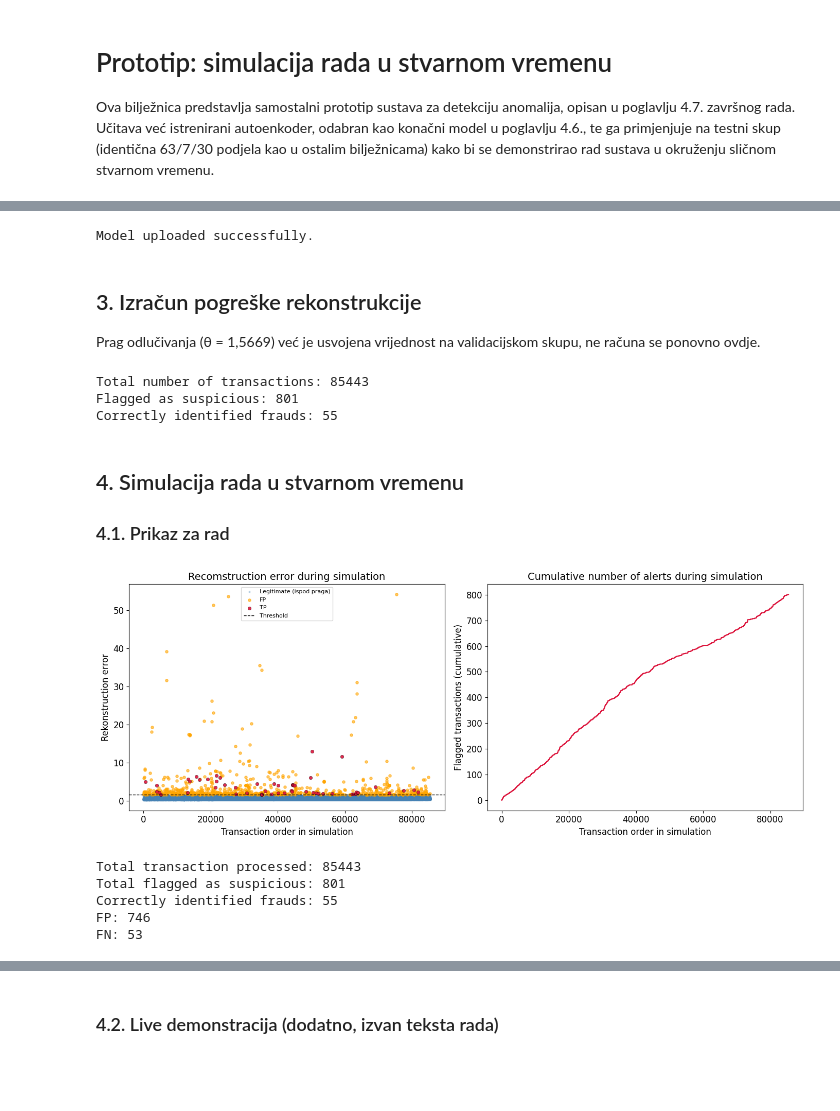
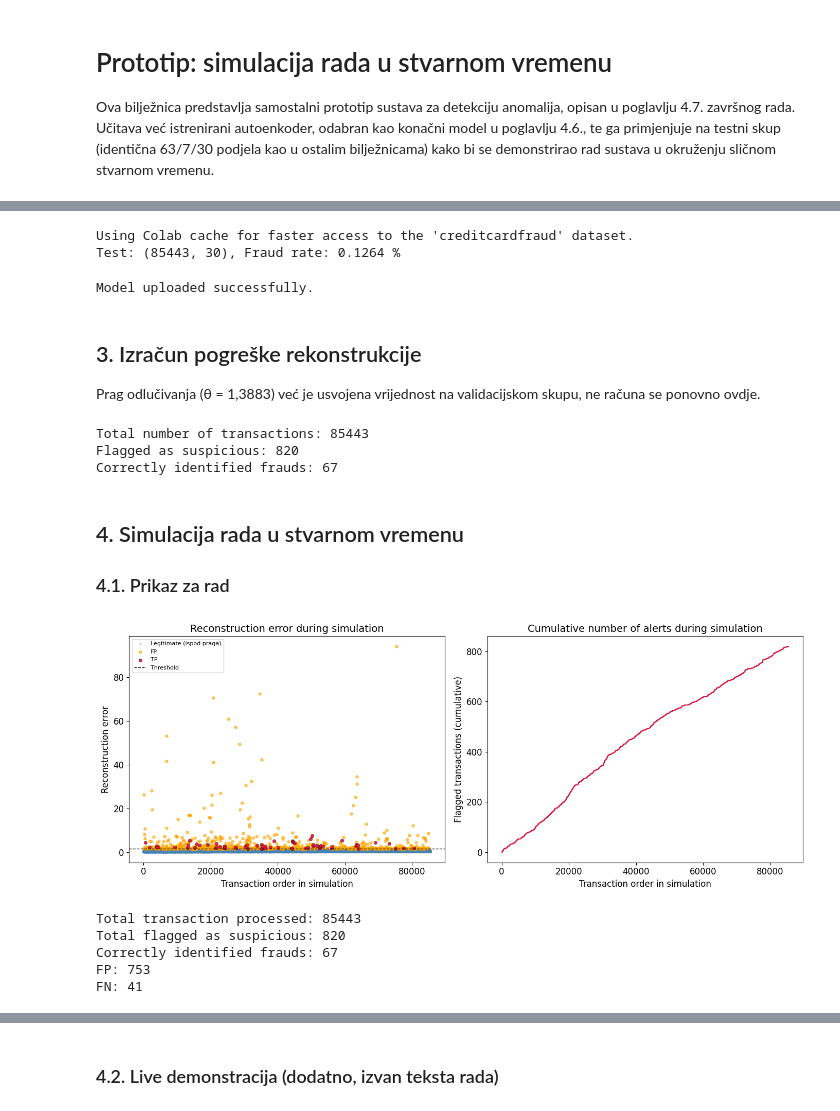
Before and after one commit to klarastankovic/anomaly-detection, a Jupyter notebook: prototip.ipynb, the cells around one changed output, grey strips where cells are left out. Cells and saved outputs as stored; diff of their text form; code cells hidden in the pictures; blank space fills up the shorter version.

Commit message:
Fix test to validation in model comparison and update results in prototip

```diff
--- a/prototip.ipynb
+++ b/prototip.ipynb
@@ -63,0 +36,4 @@ Saving autoencoder_model.keras to autoencoder_model.keras
+# %%
+amount_scaler = joblib.load('amount_scaler_if.pkl')
+time_scaler = joblib.load('time_scaler_if.pkl')
+print("Both scalers uploaded successfully.")
@@ -64,16 +44,39 @@ Saving autoencoder_model.keras to autoencoder_model.keras
+# %%
+path = kagglehub.dataset_download("mlg-ulb/creditcardfraud")
+df = pd.read_csv(f"{path}/creditcard.csv")
+
+n = len(df)
+train_end = int(n * 0.63)
+val_end = int(n * 0.70)
+
+train_df = df.iloc[:train_end].copy()
+test_df = df.iloc[val_end:].copy()
+
+test_df['Amount_scaled'] = amount_scaler.transform(test_df[['Amount']])
+test_df['Time_scaled'] = time_scaler.transform(test_df[['Time']])
+
+feature_cols = [c for c in df.columns if c.startswith('V')] + ['Amount_scaled', 'Time_scaled']
+
+X_test = test_df[feature_cols].values
+y_test = test_df['Class'].values
+
+print(f"Test: {X_test.shape}, Fraud rate: {y_test.mean() * 100:.4f} %")
+# %% [output]
+Using Colab cache for faster access to the 'creditcardfraud' dataset.
+Test: (85443, 30), Fraud rate: 0.1264 %
 # %%
+THRESHOLD = joblib.load('autoencoder_threshold.pkl')
 autoencoder = keras.models.load_model('autoencoder_model.keras')
+
 print("Model uploaded successfully.")
 # %% [output]
 Model uploaded successfully.
 # %% [markdown]
 ## 3. Izračun pogreške rekonstrukcije
 
-Prag odlučivanja (θ = 1,5669) već je usvojena vrijednost na validacijskom skupu,
+Prag odlučivanja (θ = 1,3883) već je usvojena vrijednost na validacijskom skupu,
 ne računa se ponovno ovdje.
 # %%
-THRESHOLD = 1.5669
-
 X_test_pred = autoencoder.predict(X_test, verbose=0)
 reconstruction_error = np.mean(np.square(X_test - X_test_pred), axis=1)
 
@@ -85,8 +88,8 @@ print(f"Flagged as suspicious: {flagged.sum()}")
 print(f"Correctly identified frauds: {(flagged & actual_fraud).sum()}")
 # %% [output]
 Total number of transactions: 85443
-Flagged as suspicious: 801
-Correctly identified frauds: 55
+Flagged as suspicious: 820
+Correctly identified frauds: 67
 # %% [markdown]
 ## 4. Simulacija rada u stvarnom vremenu
 
@@ -95,41 +98,41 @@ Correctly identified frauds: 55
 indices = np.arange(len(reconstruction_error))
 
 fig, axes = plt.subplots(1, 2, figsize=(14, 5.5))
 
 axes[0].scatter(indices[~flagged], reconstruction_error[~flagged],
                 s=4, alpha=0.25, color='steelblue', label='Legitimate (ispod praga)')
 axes[0].scatter(indices[flagged & ~actual_fraud], reconstruction_error[flagged & ~actual_fraud],
                 s=14, alpha=0.6, color='orange', label='FP')
 axes[0].scatter(indices[flagged & actual_fraud], reconstruction_error[flagged & actual_fraud],
                 s=22, alpha=0.9, color='crimson', edgecolors='k', linewidths=0.3,
                 label='TP')
 axes[0].axhline(THRESHOLD, color='black', linestyle='--', linewidth=1, label='Threshold')
 axes[0].set_xlabel('Transaction order in simulation')
-axes[0].set_ylabel('Rekonstruction error')
-axes[0].set_title('Recomstruction error during simulation')
+axes[0].set_ylabel('Reconstruction error')
+axes[0].set_title('Reconstruction error during simulation')
 axes[0].legend(fontsize=8)
 
 cumulative_flagged = np.cumsum(flagged)
 axes[1].plot(indices, cumulative_flagged, color='crimson')
 axes[1].set_xlabel('Transaction order in simulation')
 axes[1].set_ylabel('Flagged transactions (cumulative)')
 axes[1].set_title('Cumulative number of alerts during simulation')
 
 plt.tight_layout()
 plt.show()
 
 print(f"Total transaction processed: {len(y_test)}")
 print(f"Total flagged as suspicious: {flagged.sum()}")
 print(f"Correctly identified frauds: {(flagged & actual_fraud).sum()}")
 print(f"FP: {(flagged & ~actual_fraud).sum()}")
 print(f"FN: {(~flagged & actual_fraud).sum()}")
 # %% [output]
-[figure, old version]
+[figure, new version]
 Total transaction processed: 85443
-Total flagged as suspicious: 801
-Correctly identified frauds: 55
-FP: 746
-FN: 53
+Total flagged as suspicious: 820
+Correctly identified frauds: 67
+FP: 753
+FN: 41
 # %%
 plt.scatter(indices[~flagged], reconstruction_error[~flagged],
                 s=4, alpha=0.25, color='steelblue', label='Legitimna (ispod praga)')
```
Also changed, not shown: parts of 11 cells of this notebook, 3 other files.
